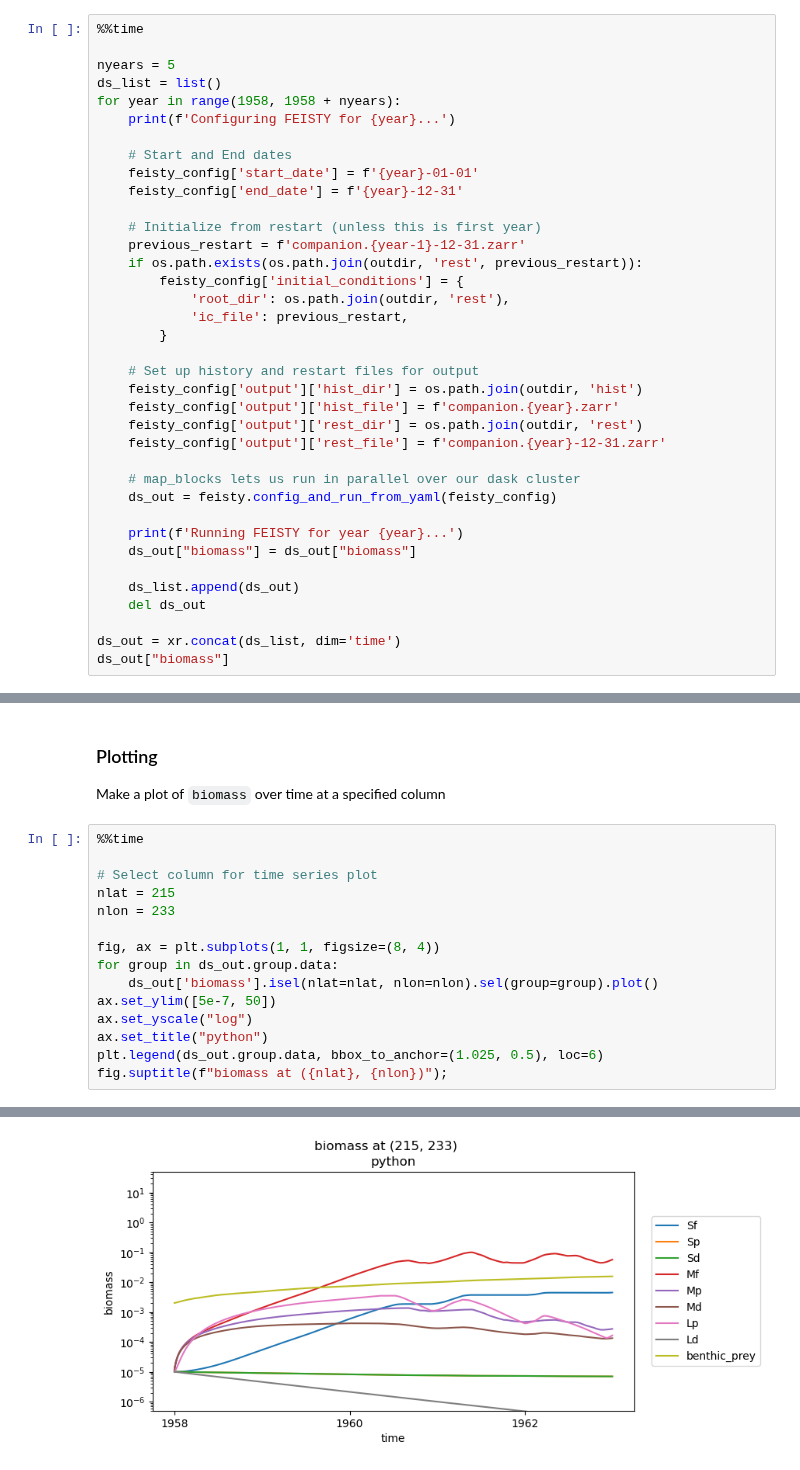
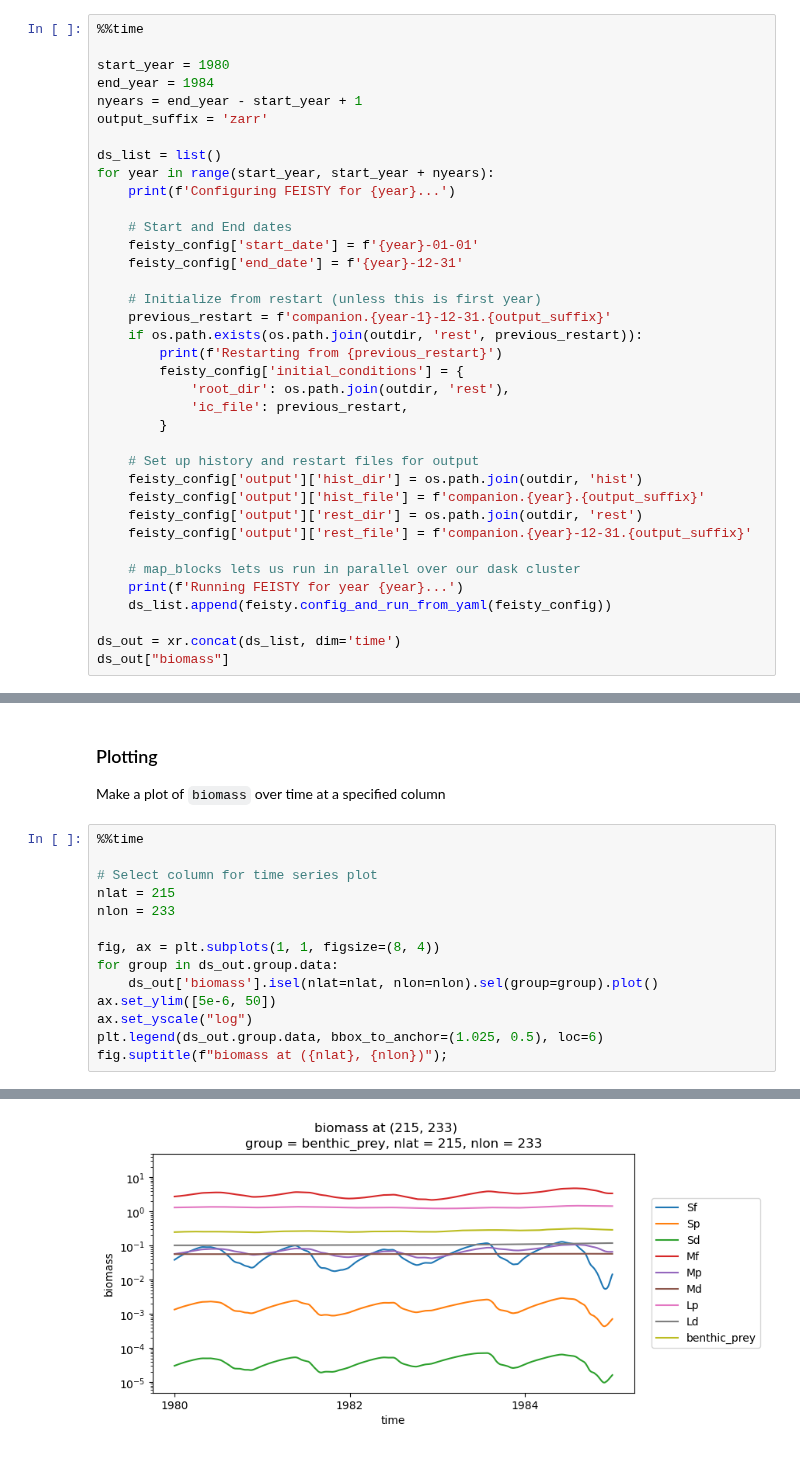
Before and after one commit to marbl-ecosys/feisty, a Jupyter notebook: examples/Run Multiple Years (companion).ipynb, the cells around one changed output, grey strips where cells are left out. Saved outputs shown, nothing was run; the diff lists cells and outputs as text.

```diff
--- a/examples/Run Multiple Years (companion).ipynb
+++ b/examples/Run Multiple Years (companion).ipynb
@@ -80,9 +83,13 @@ Workers
 # %%
 %%time
 
-nyears = 5
+start_year = 1980
+end_year = 1984
+nyears = end_year - start_year + 1
+output_suffix = 'zarr'
+
 ds_list = list()
-for year in range(1958, 1958 + nyears):
+for year in range(start_year, start_year + nyears):
     print(f'Configuring FEISTY for {year}...')
 
     # Start and End dates
@@ -90,8 +97,9 @@ for year in range(1958, 1958 + nyears):
     feisty_config['end_date'] = f'{year}-12-31'
 
     # Initialize from restart (unless this is first year)
-    previous_restart = f'companion.{year-1}-12-31.zarr'
+    previous_restart = f'companion.{year-1}-12-31.{output_suffix}'
     if os.path.exists(os.path.join(outdir, 'rest', previous_restart)):
+        print(f'Restarting from {previous_restart}')
         feisty_config['initial_conditions'] = {
             'root_dir': os.path.join(outdir, 'rest'),
             'ic_file': previous_restart,
@@ -99,18 +107,13 @@ for year in range(1958, 1958 + nyears):
 
     # Set up history and restart files for output
     feisty_config['output']['hist_dir'] = os.path.join(outdir, 'hist')
-    feisty_config['output']['hist_file'] = f'companion.{year}.zarr'
+    feisty_config['output']['hist_file'] = f'companion.{year}.{output_suffix}'
     feisty_config['output']['rest_dir'] = os.path.join(outdir, 'rest')
-    feisty_config['output']['rest_file'] = f'companion.{year}-12-31.zarr'
+    feisty_config['output']['rest_file'] = f'companion.{year}-12-31.{output_suffix}'
 
     # map_blocks lets us run in parallel over our dask cluster
-    ds_out = feisty.config_and_run_from_yaml(feisty_config)
-
     print(f'Running FEISTY for year {year}...')
-    ds_out["biomass"] = ds_out["biomass"]
-
-    ds_list.append(ds_out)
-    del ds_out
+    ds_list.append(feisty.config_and_run_from_yaml(feisty_config))
 
 ds_out = xr.concat(ds_list, dim='time')
 ds_out["biomass"]
@@ -183,9 +187,8 @@ nlon = 233
 fig, ax = plt.subplots(1, 1, figsize=(8, 4))
 for group in ds_out.group.data:
     ds_out['biomass'].isel(nlat=nlat, nlon=nlon).sel(group=group).plot()
-ax.set_ylim([5e-7, 50])
+ax.set_ylim([5e-6, 50])
 ax.set_yscale("log")
-ax.set_title("python")
 plt.legend(ds_out.group.data, bbox_to_anchor=(1.025, 0.5), loc=6)
 fig.suptitle(f"biomass at ({nlat}, {nlon})");
 # %% [output]
@@ -194,5 +197,5 @@ Wall time: 305 ms
 Text(0.5, 0.98, 'biomass at (215, 233)')
-[figure, old version]
+[figure, new version]
 # %%
 %%time
 
```
Also changed, not shown: parts of 5 cells of this notebook, 27 other files.
